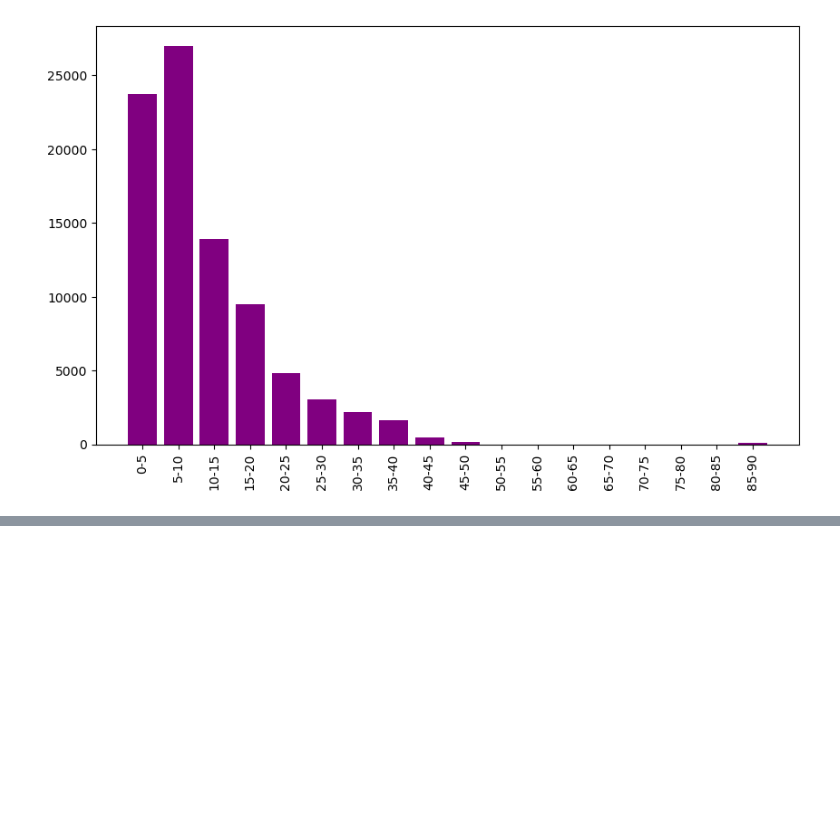
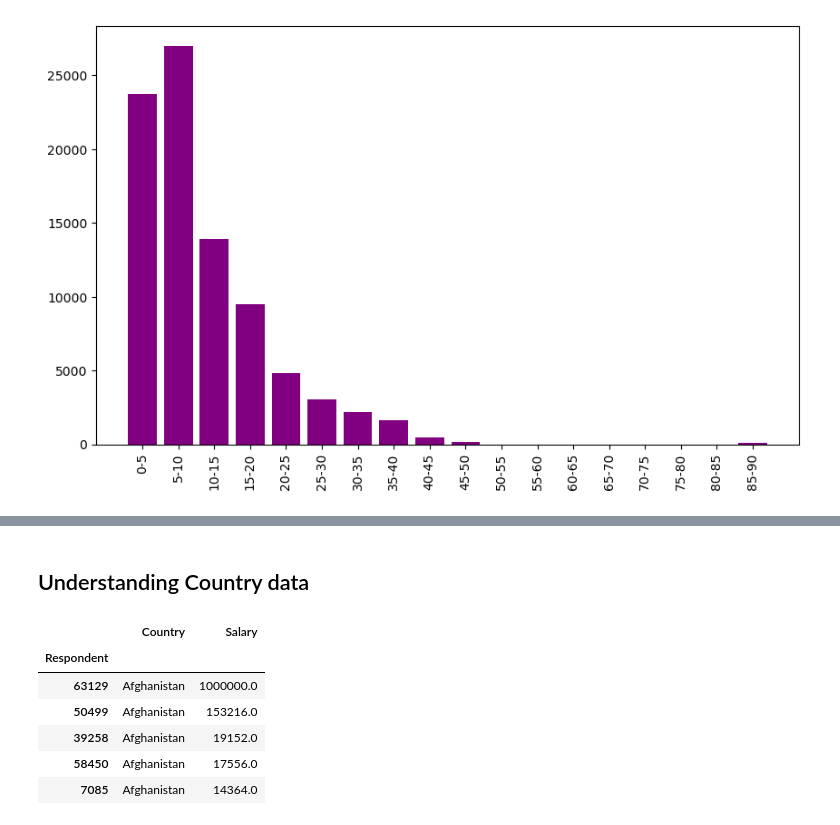
Before and after one commit to amitavroy/machine-learning-exercise, a Jupyter notebook: External Examples/02_stackoverflow_data.ipynb, the cells around one changed output, grey strips where cells are left out. Cells and saved outputs as stored; diff of their text form; code cells hidden in the pictures; blank space fills up the shorter version.

```diff
--- a/External Examples/02_stackoverflow_data.ipynb
+++ b/External Examples/02_stackoverflow_data.ipynb
@@ -137,0 +151,15 @@ plt.show()
+# %% [markdown]
+## Understanding Country data
+# %%
+df[['Country', 'Salary']].sort_values(
+    by=['Country', 'Salary'],
+    ascending=[True, False]
+).head(5)
+# %% [output]
+|  | Country | Salary |
+| Respondent |  |  |
+| 63129 | Afghanistan | 1000000.0 |
+| 50499 | Afghanistan | 153216.0 |
+| 39258 | Afghanistan | 19152.0 |
+| 58450 | Afghanistan | 17556.0 |
+| 7085 | Afghanistan | 14364.0 |
```
Also changed, not shown: parts of 11 cells of this notebook.
